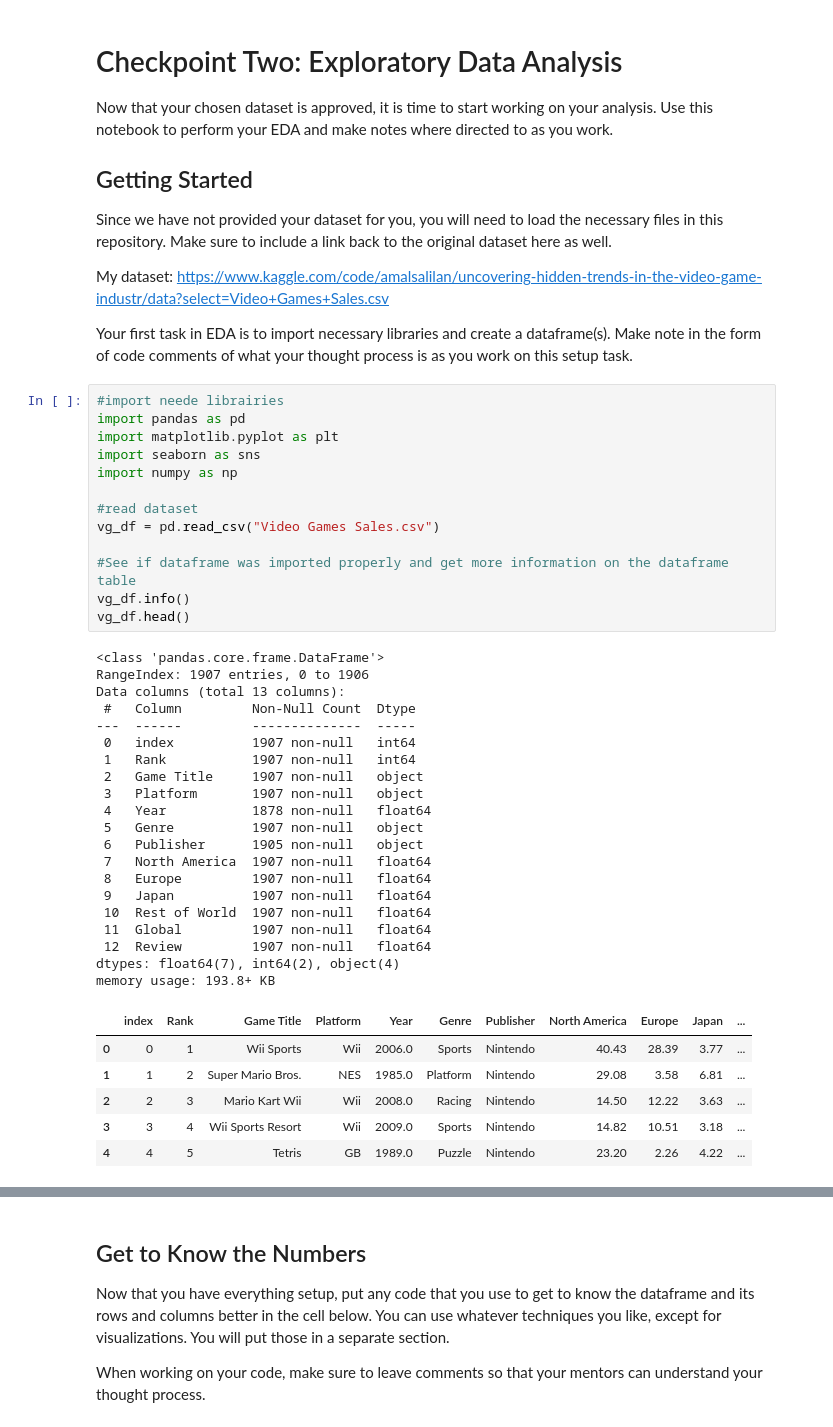
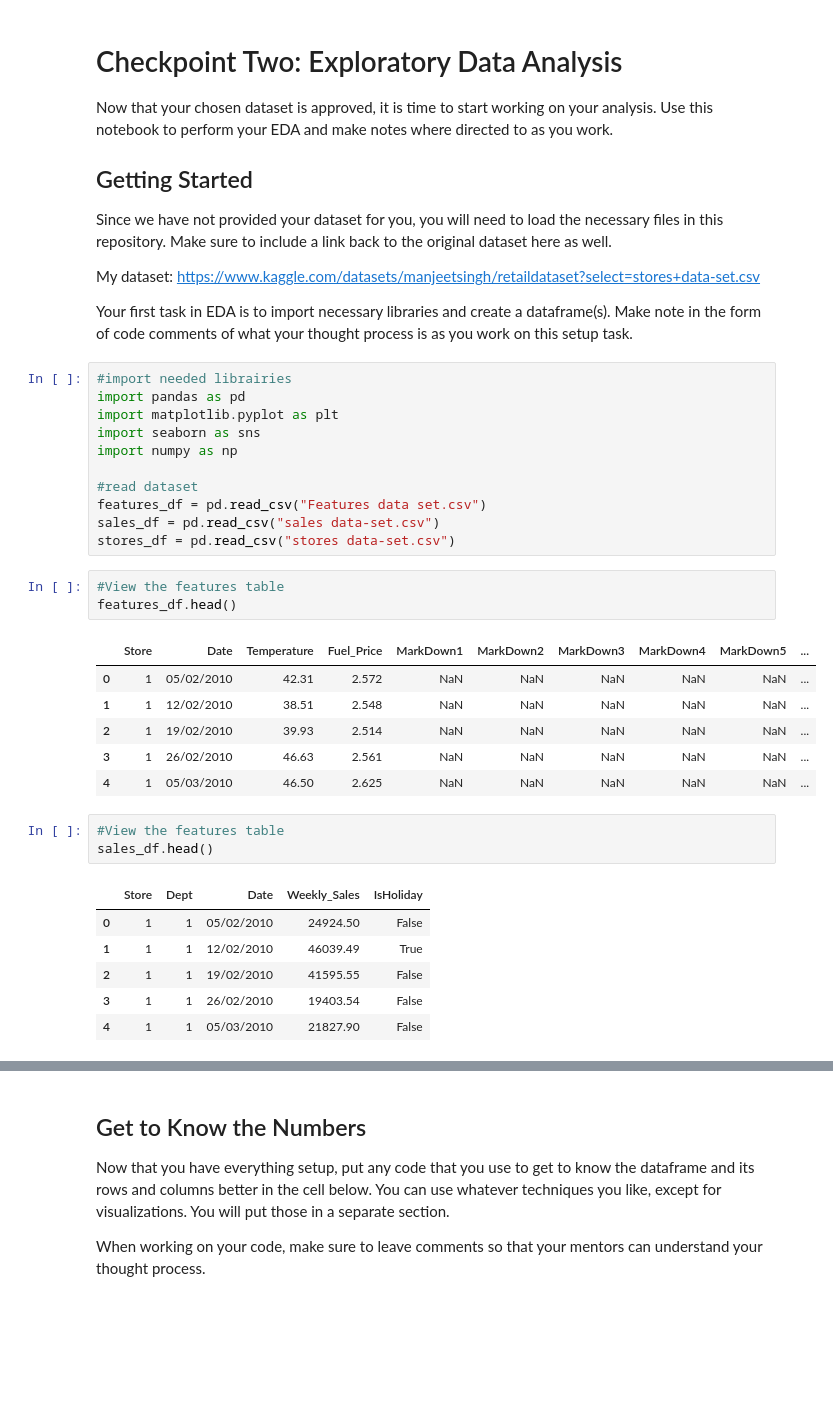
Before and after one commit to Oceyaunna/Retail-Data-Analysis, a Jupyter notebook: Checkpoint 2: EDA/checkpoint-two.ipynb, the cells around one changed output, grey strips where cells are left out. Saved outputs shown, nothing was run; the diff lists cells and outputs as text; blank space fills up the shorter version.

```diff
--- a/Checkpoint 2: EDA/checkpoint-two.ipynb
+++ b/Checkpoint 2: EDA/checkpoint-two.ipynb
@@ -7,46 +7,37 @@ Now that your chosen dataset is approved, it is time to start working on your an
 
 Since we have not provided your dataset for you, you will need to load the necessary files in this repository. Make sure to include a link back to the original dataset here as well.
 
-My dataset: https://www.kaggle.com/code/amalsalilan/uncovering-hidden-trends-in-the-video-game-industr/data?select=Video+Games+Sales.csv
+My dataset: https://www.kaggle.com/datasets/manjeetsingh/retaildataset?select=stores+data-set.csv
 
 Your first task in EDA is to import necessary libraries and create a dataframe(s). Make note in the form of code comments of what your thought process is as you work on this setup task.
 # %%
-#import neede librairies
+#import needed librairies
 import pandas as pd
 import matplotlib.pyplot as plt
 import seaborn as sns
 import numpy as np
 
 #read dataset
-vg_df = pd.read_csv("Video Games Sales.csv")
-
-#See if dataframe was imported properly and get more information on the dataframe table
-vg_df.info()
-vg_df.head()
+features_df = pd.read_csv("Features data set.csv")
+sales_df = pd.read_csv("sales data-set.csv")
+stores_df = pd.read_csv("stores data-set.csv")
-# %% [output]
-<class 'pandas.core.frame.DataFrame'>
-RangeIndex: 1907 entries, 0 to 1906
-Data columns (total 13 columns):
- #   Column         Non-Null Count  Dtype
----  ------         --------------  -----
- 0   index          1907 non-null   int64
- 1   Rank           1907 non-null   int64
- 2   Game Title     1907 non-null   object
- 3   Platform       1907 non-null   object
- 4   Year           1878 non-null   float64
- 5   Genre          1907 non-null   object
- 6   Publisher      1905 non-null   object
- 7   North America  1907 non-null   float64
- 8   Europe         1907 non-null   float64
- 9   Japan          1907 non-null   float64
- 10  Rest of World  1907 non-null   float64
- 11  Global         1907 non-null   float64
- 12  Review         1907 non-null   float64
-dtypes: float64(7), int64(2), object(4)
-memory usage: 193.8+ KB
-|  | index | Rank | Game Title | Platform | Year | Genre | Publisher | North America | Europe | Japan | ... |
-| 0 | 0 | 1 | Wii Sports | Wii | 2006.0 | Sports | Nintendo | 40.43 | 28.39 | 3.77 | ... |
-| 1 | 1 | 2 | Super Mario Bros. | NES | 1985.0 | Platform | Nintendo | 29.08 | 3.58 | 6.81 | ... |
-| 2 | 2 | 3 | Mario Kart Wii | Wii | 2008.0 | Racing | Nintendo | 14.50 | 12.22 | 3.63 | ... |
-| 3 | 3 | 4 | Wii Sports Resort | Wii | 2009.0 | Sports | Nintendo | 14.82 | 10.51 | 3.18 | ... |
-| 4 | 4 | 5 | Tetris | GB | 1989.0 | Puzzle | Nintendo | 23.20 | 2.26 | 4.22 | ... |
+# %%
+#View the features table
+features_df.head()
+# %% [output]
+|  | Store | Date | Temperature | Fuel_Price | MarkDown1 | MarkDown2 | MarkDown3 | MarkDown4 | MarkDown5 | ... |
+| 0 | 1 | 05/02/2010 | 42.31 | 2.572 | NaN | NaN | NaN | NaN | NaN | ... |
+| 1 | 1 | 12/02/2010 | 38.51 | 2.548 | NaN | NaN | NaN | NaN | NaN | ... |
+| 2 | 1 | 19/02/2010 | 39.93 | 2.514 | NaN | NaN | NaN | NaN | NaN | ... |
+| 3 | 1 | 26/02/2010 | 46.63 | 2.561 | NaN | NaN | NaN | NaN | NaN | ... |
+| 4 | 1 | 05/03/2010 | 46.50 | 2.625 | NaN | NaN | NaN | NaN | NaN | ... |
+# %%
+#View the features table
+sales_df.head()
+# %% [output]
+|  | Store | Dept | Date | Weekly_Sales | IsHoliday |
+| 0 | 1 | 1 | 05/02/2010 | 24924.50 | False |
+| 1 | 1 | 1 | 12/02/2010 | 46039.49 | True |
+| 2 | 1 | 1 | 19/02/2010 | 41595.55 | False |
+| 3 | 1 | 1 | 26/02/2010 | 19403.54 | False |
+| 4 | 1 | 1 | 05/03/2010 | 21827.90 | False |
```
Also changed, not shown: parts of 24 cells of this notebook.
